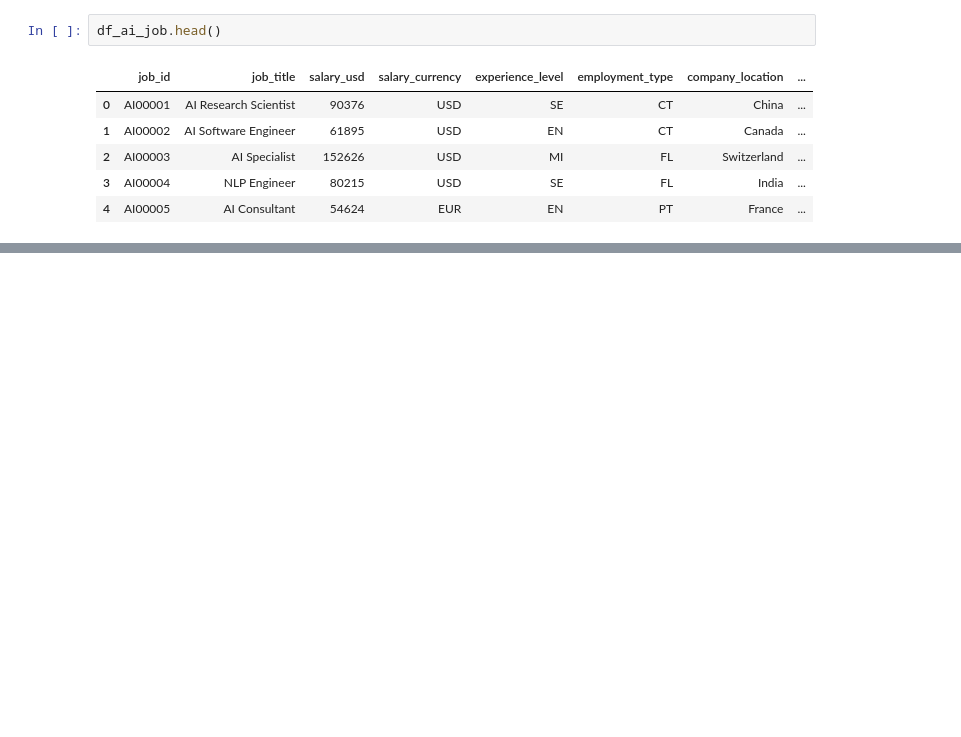
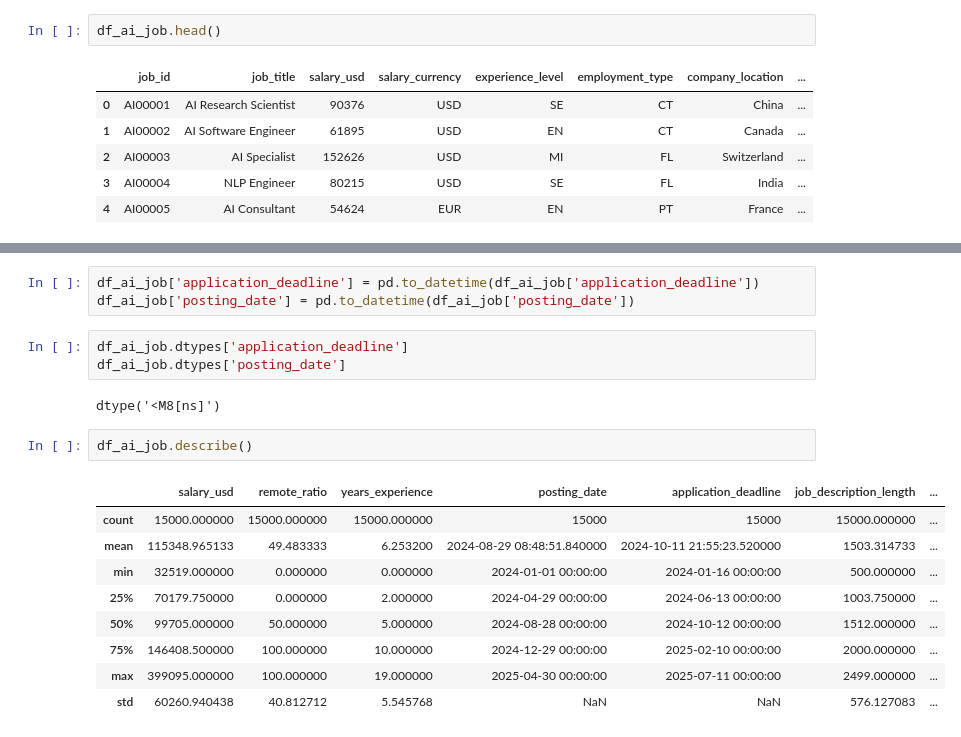
Before and after one commit to EzeRivero/DataScienceCoder, a Jupyter notebook: ProyectoDSParteIRivero.ipynb, the cells around one changed output, grey strips where cells are left out. Drawn from its saved outputs; the diff is of its cells as text; blank space fills up the shorter version.

```diff
--- a/ProyectoDSParteIRivero.ipynb
+++ b/ProyectoDSParteIRivero.ipynb
@@ -40 +40,21 @@ dtypes: float64(1), int64(4), object(14)
 memory usage: 2.2+ MB
+# %%
+df_ai_job['application_deadline'] = pd.to_datetime(df_ai_job['application_deadline'])
+df_ai_job['posting_date'] = pd.to_datetime(df_ai_job['posting_date'])
+# %%
+df_ai_job.dtypes['application_deadline']
+df_ai_job.dtypes['posting_date']
+# %% [output]
+dtype('<M8[ns]')
+# %%
+df_ai_job.describe()
+# %% [output]
+|  | salary_usd | remote_ratio | years_experience | posting_date | application_deadline | job_description_length | ... |
+| count | 15000.000000 | 15000.000000 | 15000.000000 | 15000 | 15000 | 15000.000000 | ... |
+| mean | 115348.965133 | 49.483333 | 6.253200 | 2024-08-29 08:48:51.840000 | 2024-10-11 21:55:23.520000 | 1503.314733 | ... |
+| min | 32519.000000 | 0.000000 | 0.000000 | 2024-01-01 00:00:00 | 2024-01-16 00:00:00 | 500.000000 | ... |
+| 25% | 70179.750000 | 0.000000 | 2.000000 | 2024-04-29 00:00:00 | 2024-06-13 00:00:00 | 1003.750000 | ... |
+| 50% | 99705.000000 | 50.000000 | 5.000000 | 2024-08-28 00:00:00 | 2024-10-12 00:00:00 | 1512.000000 | ... |
+| 75% | 146408.500000 | 100.000000 | 10.000000 | 2024-12-29 00:00:00 | 2025-02-10 00:00:00 | 2000.000000 | ... |
+| max | 399095.000000 | 100.000000 | 19.000000 | 2025-04-30 00:00:00 | 2025-07-11 00:00:00 | 2499.000000 | ... |
+| std | 60260.940438 | 40.812712 | 5.545768 | NaN | NaN | 576.127083 | ... |
```
Also changed, not shown: parts of 1 cell of this notebook.
